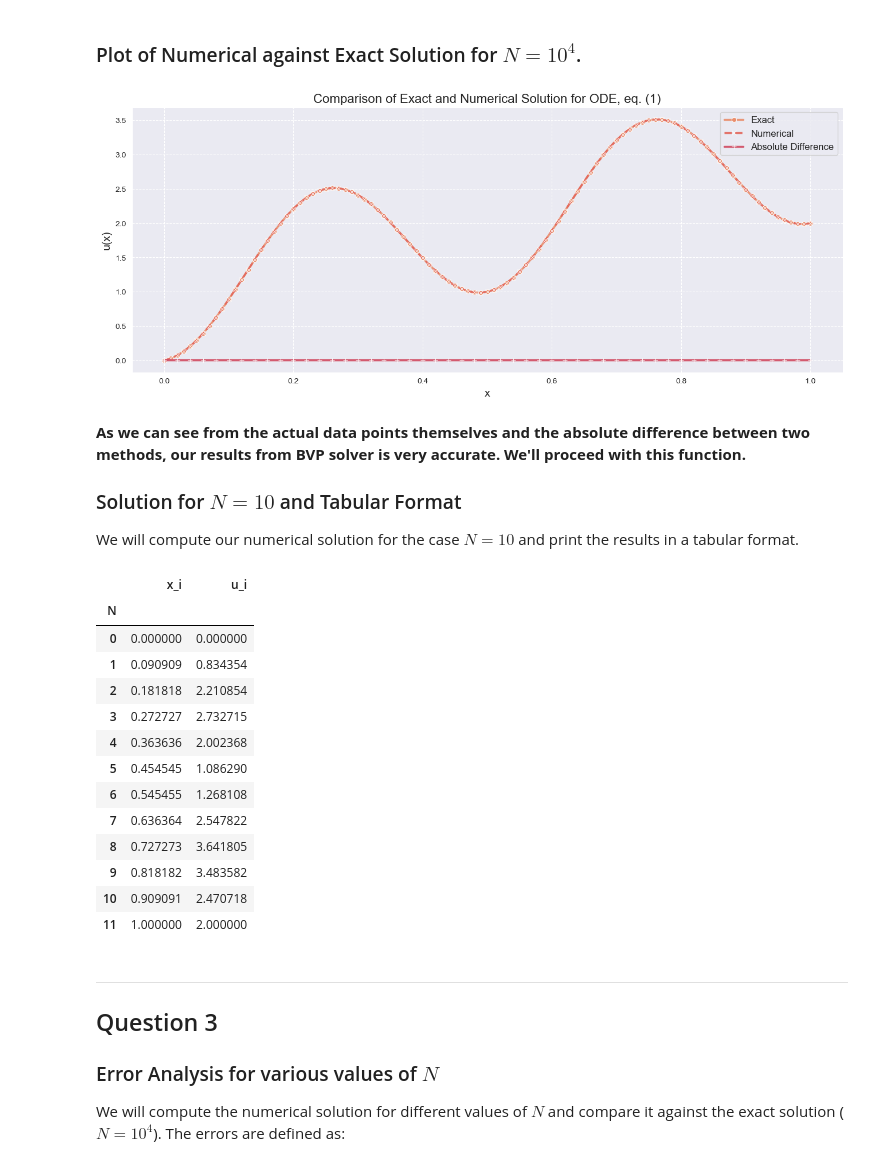
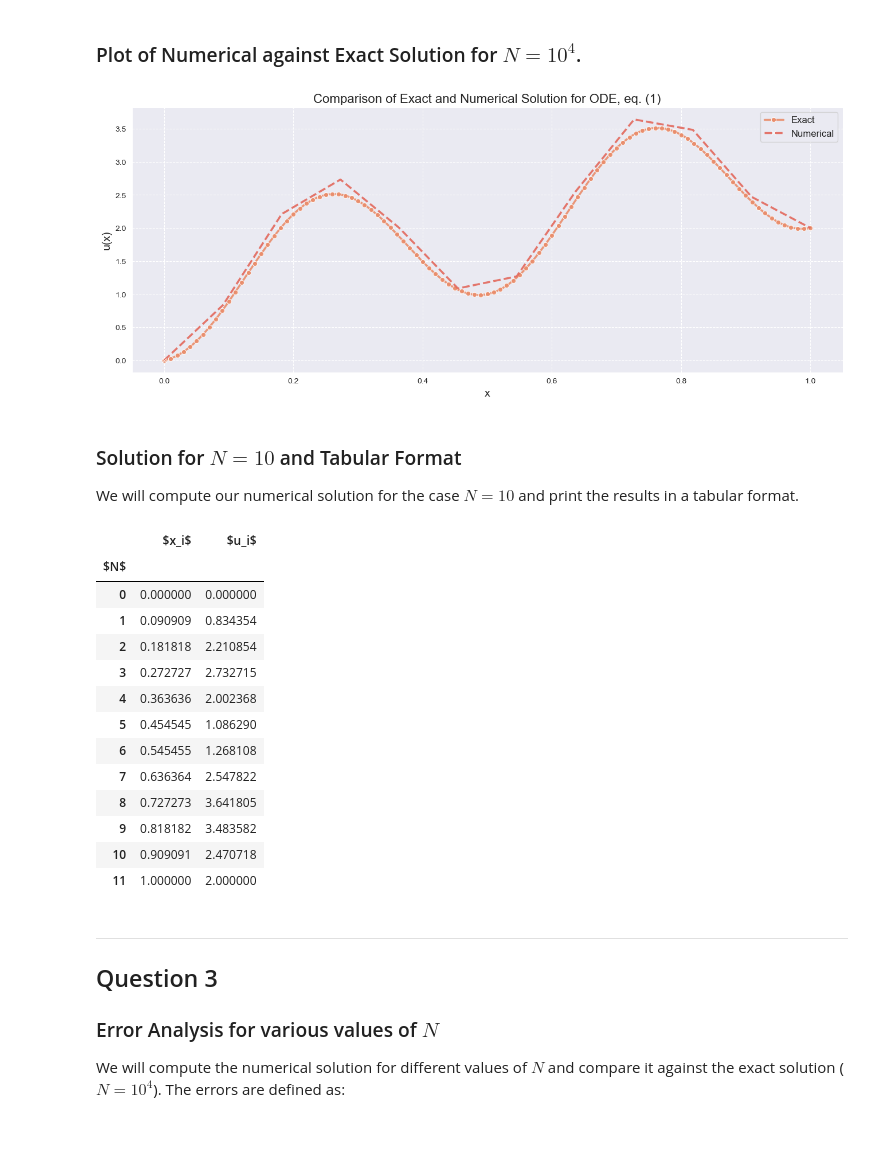
Before and after one commit to mintChocolate717/intro_CFD, a Jupyter notebook: hw4/hw4.ipynb, the cells around one changed output. Cells and saved outputs as stored; diff of their text form; code cells hidden in the pictures; blank space fills up the shorter version.

```diff
--- a/hw4/hw4.ipynb
+++ b/hw4/hw4.ipynb
@@ -170,39 +170,34 @@ def solve_bvp(ode, x_range: list, u_i: float, u_f: float, N: int):
 # %%
 sns.set_style("darkgrid")
 sns.set_palette("flare")
 
 # problem conditions
-N = 10000
+N = 10
 x_span = [0,1]
 u0 = 0
 u1 = 2
 
 # load in the exact values
 exact_x, exact_u = read_dat_file("solutionA_N10000.dat")
 # comput data points
 numerical_x_Ne4, numerical_u_Ne4 = solve_bvp(ode_eq1, x_span, u0, u1, N)
-abs_u_difference = np.abs(exact_u - numerical_u_Ne4)
 
 # Plot the data
 plt.figure(figsize=(16, 6))
 # Exact solution
 sns.lineplot(x=exact_x, y=exact_u, marker='o', markersize=6, linestyle='-', linewidth=2.5, alpha=0.9, markevery=100, label="Exact")
 # Numerical solution
 sns.lineplot(x=numerical_x_Ne4, y=numerical_u_Ne4, marker='x', markersize=6, linestyle='--', linewidth=2.5, alpha=0.9, markevery=100, label="Numerical")
-# Absolute difference (log scale for better visualization)
-sns.lineplot(x=exact_x, y=abs_u_difference, marker='+', markersize=6, linestyle='-', linewidth=2.5, alpha=0.9, markevery=200, label="Absolute Difference")
 
 # xlabel, ylabel, title, etc.
 plt.xlabel("x", fontsize=14), plt.ylabel("u(x)", fontsize=14), plt.title("Comparison of Exact and Numerical Solution for ODE, eq. (1)", fontsize=16)
 plt.legend(fontsize=12), plt.grid(True, linestyle="--", alpha=1)
 
 # Show plot
 plt.show()
 # %% [output]
-[figure, old version]
+[figure, new version]
 # %% [markdown]
-**As we can see from the actual data points themselves and the absolute difference between two methods, our results from BVP solver is very accurate. We'll proceed with this function.**
-
 ### Solution for $ N = 10 $ and Tabular Format
 We will compute our numerical solution for the case $N = 10$ and print the results in a tabular format.
 # %%
@@ -210,15 +205,19 @@ N = 10
 # obtain numerical solution for N = 10
 numeric_x_N10, numeric_u_N10 = solve_bvp(ode_eq1, x_span, u_i=u0, u_f=u1, N=N)
 # make a pandas Dataframe for tabular format
-df_N10  = pd.DataFrame(data={
-    'x_i':numeric_x_N10,
-    'u_i': numeric_u_N10
-    }, index=pd.Index(range(N+2), name='N'))
-# Display DataFrame with LaTeX
-display(HTML(df_N10.to_html()))
+df_N10 = pd.DataFrame(
+    data={
+        '$x_i$': numeric_x_N10,  # LaTeX notation for x_i
+        '$u_i$': numeric_u_N10   # LaTeX notation for u_i
+    },
+    index=pd.Index(range(N+2), name='$N$')  # Ensure index is also formatted in LaTeX
+)
+
+# Display DataFrame with LaTeX formatting in HTML
+display(HTML(df_N10.to_html(escape=False)))
 # %% [output]
-|  | x_i | u_i |
-| N |  |  |
+|  | $x_i$ | $u_i$ |
+| $N$ |  |  |
 | 0 | 0.000000 | 0.000000 |
 | 1 | 0.090909 | 0.834354 |
 | 2 | 0.181818 | 2.210854 |
```
Also changed, not shown: parts of 14 cells of this notebook.
